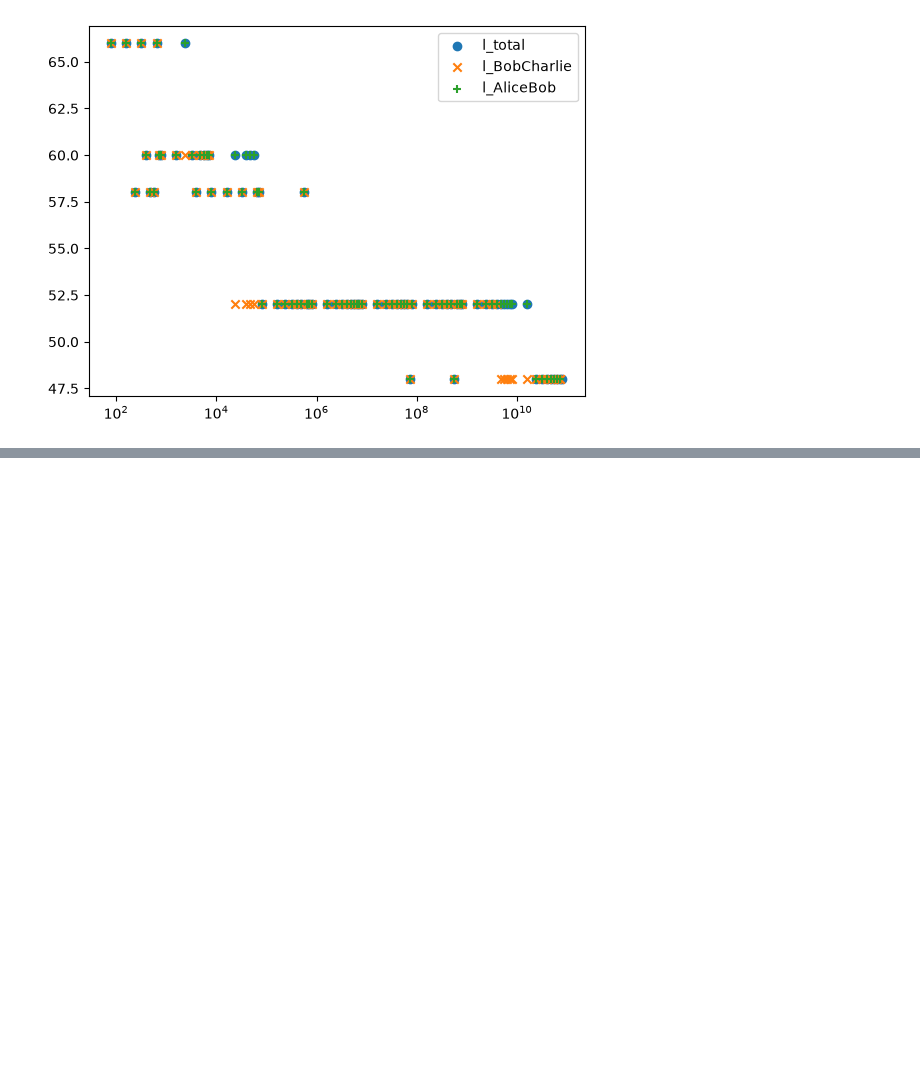
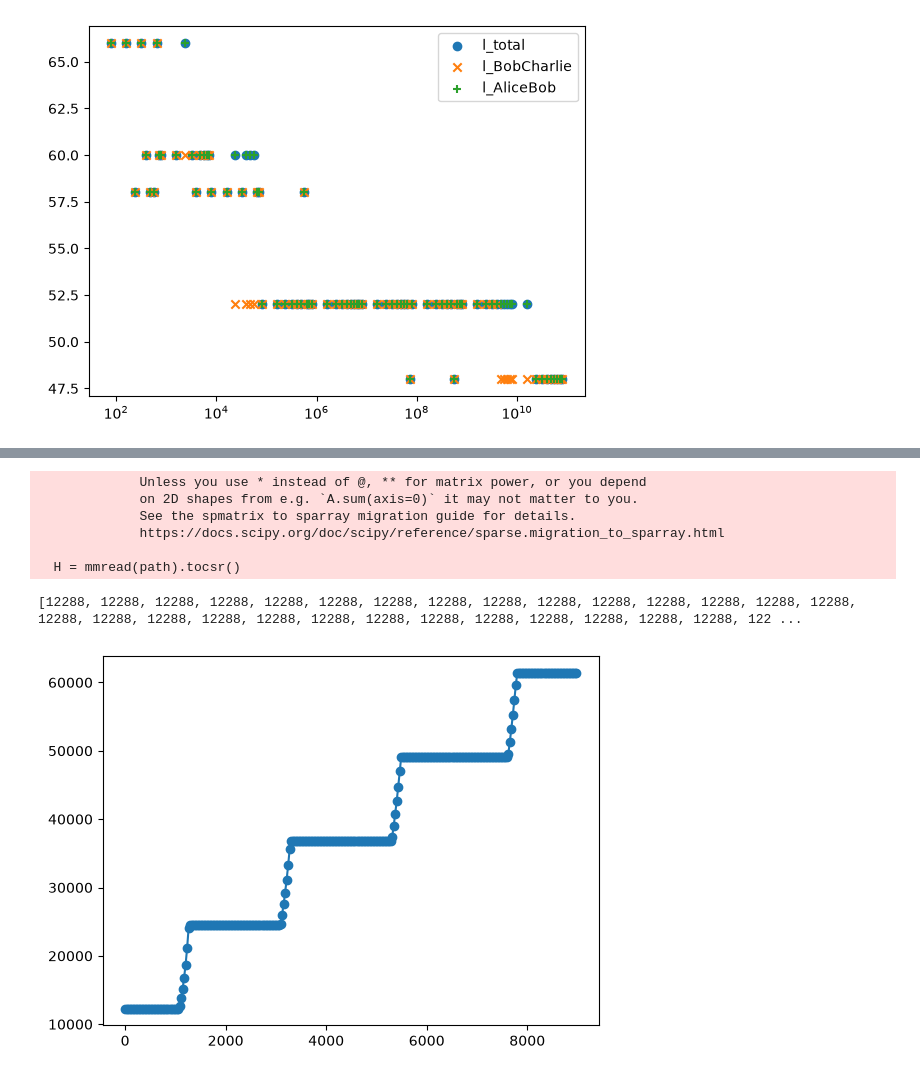
Before and after one commit to Veriqloud/applications_on_qline, a Jupyter notebook: Q_digital_signatures/test.ipynb, the cells around one changed output, grey strips where cells are left out. Saved outputs shown, nothing was run; the diff lists cells and outputs as text; code cells hidden in the pictures; blank space fills up the shorter version.

```diff
--- a/Q_digital_signatures/test.ipynb
+++ b/Q_digital_signatures/test.ipynb
@@ -1888,0 +914,25 @@ def get_optimal_params(bM):
+# %%
+fig, ax = plt.subplots()
+n = 1
+bH_vals = range(1, 3000, 10)
+key_lengths = [3 * n * i for i in bH_vals]
+#for estimated_qber in [0.005, 0.01, 0.02, 0.03,0.04,  0.05, 0.06, 0.07, 0.08]:
+for estimated_qber in [0.03]:
+#for estimated_qber in [0.005, 0.01, 0.02, 0.03]:
+    num_qubits = []
+    for bH in bH_vals:
+        #num_qubits.append(calculate_num_qubits(n, bH, estimated_qber, confidence=CONFIDENCE)[0])
+        num_qubits.append(invert_length(3 * n * bH, estimated_qber))
+
+    ax.plot(key_lengths, num_qubits)
+    ax.scatter(key_lengths, num_qubits)
+    print(num_qubits)
+# %% [output]
+             Unless you use * instead of @, ** for matrix power, or you depend
+             on 2D shapes from e.g. `A.sum(axis=0)` it may not matter to you.
+             See the spmatrix to sparray migration guide for details.
+             https://docs.scipy.org/doc/scipy/reference/sparse.migration_to_sparray.html
+
+  H = mmread(path).tocsr()
+[12288, 12288, 12288, 12288, 12288, 12288, 12288, 12288, 12288, 12288, 12288, 12288, 12288, 12288, 12288, 12288, 12288, 12288, 12288, 12288, 12288, 12288, 12288, 12288, 12288, 12288, 12288, 12288, 122 ...
+[figure, added]
```
Also changed, not shown: parts of 125 cells of this notebook, 6 other files.
